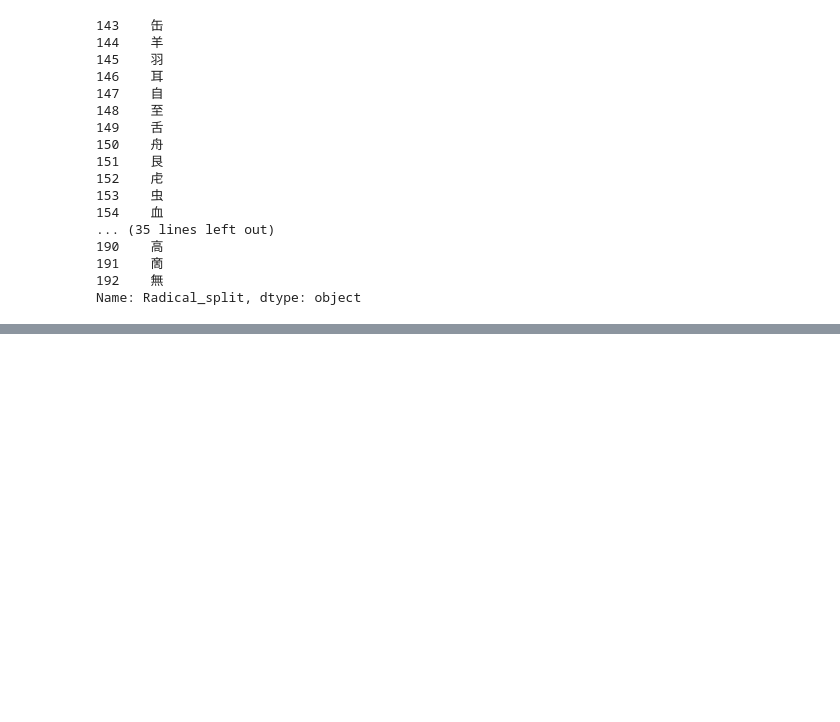
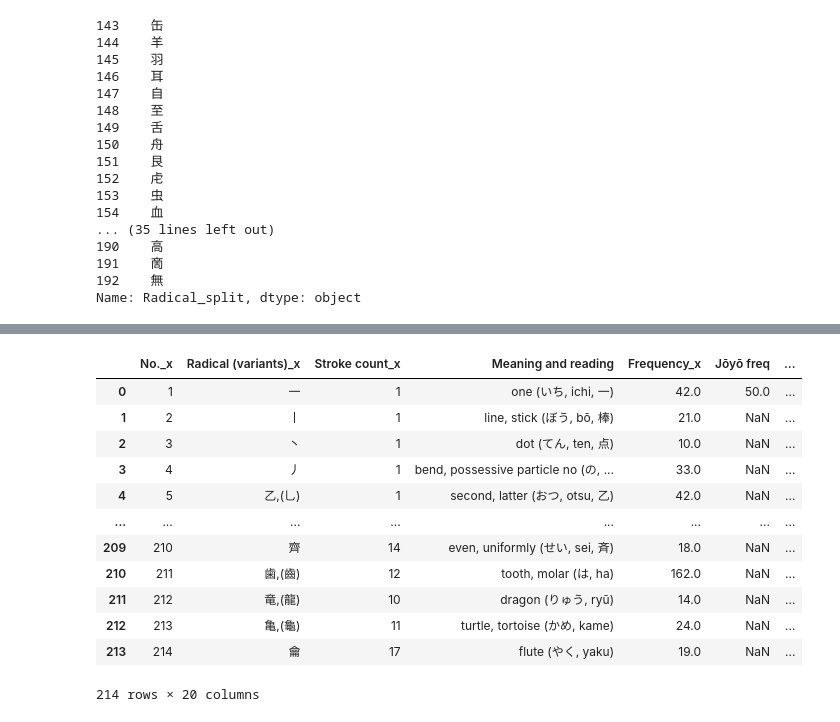
Before and after one commit to Binardino/kanji_dico_proyecto, a Jupyter notebook: fetch_214_radicals_id.ipynb, the cells around one changed output, grey strips where cells are left out. Saved outputs shown, nothing was run; the diff lists cells and outputs as text; code cells hidden in the pictures; blank space fills up the shorter version.

```diff
--- a/fetch_214_radicals_id.ipynb
+++ b/fetch_214_radicals_id.ipynb
@@ -316,0 +386,22 @@ ValueError: Wrong number of items passed 4, placement implies 1
+# %%
+df_merge = pd.merge(df_radicals,
+                   df_kangxi,
+                   how='left',
+                    left_on='Radical (variants)_split',
+                    right_on='Radical (variants)_split')
+
+df_merge
+# %% [output]
+|  | No._x | Radical (variants)_x | Stroke count_x | Meaning and reading | Frequency_x | Jōyō freq | ... |
+| 0 | 1 | 一 | 1 | one (いち, ichi, 一) | 42.0 | 50.0 | ... |
+| 1 | 2 | 丨 | 1 | line, stick (ぼう, bō, 棒) | 21.0 | NaN | ... |
+| 2 | 3 | 丶 | 1 | dot (てん, ten, 点) | 10.0 | NaN | ... |
+| 3 | 4 | 丿 | 1 | bend, possessive particle no (の, ... | 33.0 | NaN | ... |
+| 4 | 5 | 乙,(乚) | 1 | second, latter (おつ, otsu, 乙) | 42.0 | NaN | ... |
+| ... | ... | ... | ... | ... | ... | ... | ... |
+| 209 | 210 | 齊 | 14 | even, uniformly (せい, sei, 斉) | 18.0 | NaN | ... |
+| 210 | 211 | 歯,(齒) | 12 | tooth, molar (は, ha) | 162.0 | NaN | ... |
+| 211 | 212 | 竜,(龍) | 10 | dragon (りゅう, ryū) | 14.0 | NaN | ... |
+| 212 | 213 | 亀,(龜) | 11 | turtle, tortoise (かめ, kame) | 24.0 | NaN | ... |
+| 213 | 214 | 龠 | 17 | flute (やく, yaku) | 19.0 | NaN | ... |
+214 rows × 20 columns
```
Also changed, not shown: parts of 10 cells of this notebook.
